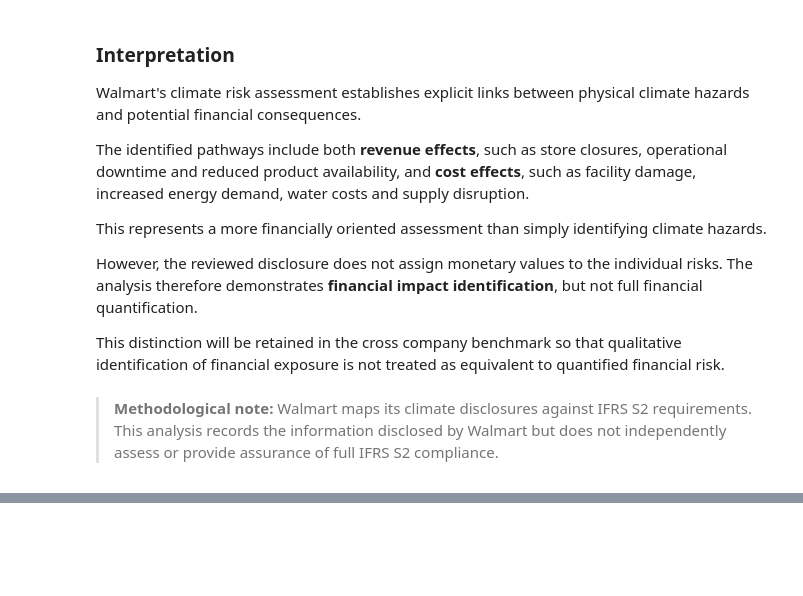
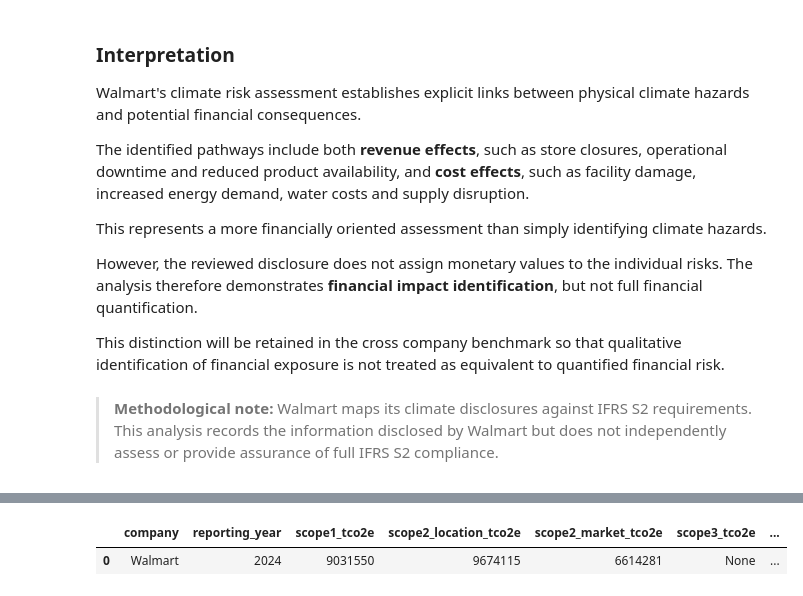
Before and after one commit to naema-bakar/retail-sustainability-benchmarking, a Jupyter notebook: notebooks/02_cdp_climate_analysis.ipynb, the cells around one changed output, grey strips where cells are left out. Cells and saved outputs as stored; diff of their text form; code cells hidden in the pictures; blank space fills up the shorter version.

Commit message:
Add climate benchmark analysis and update CDP analysis

```diff
--- a/notebooks/02_cdp_climate_analysis.ipynb
+++ b/notebooks/02_cdp_climate_analysis.ipynb
@@ -530,0 +620,7 @@ walmart_climate_financial_materiality["risk_specific_mitigation"] = True
+# %%
+benchmark_df = pd.DataFrame([walmart_benchmark])
+
+benchmark_df
+# %% [output]
+|  | company | reporting_year | scope1_tco2e | scope2_location_tco2e | scope2_market_tco2e | scope3_tco2e | ... |
+| 0 | Walmart | 2024 | 9031550 | 9674115 | 6614281 | None | ... |
```
Also changed, not shown: parts of 3 cells of this notebook, 1 other file.
